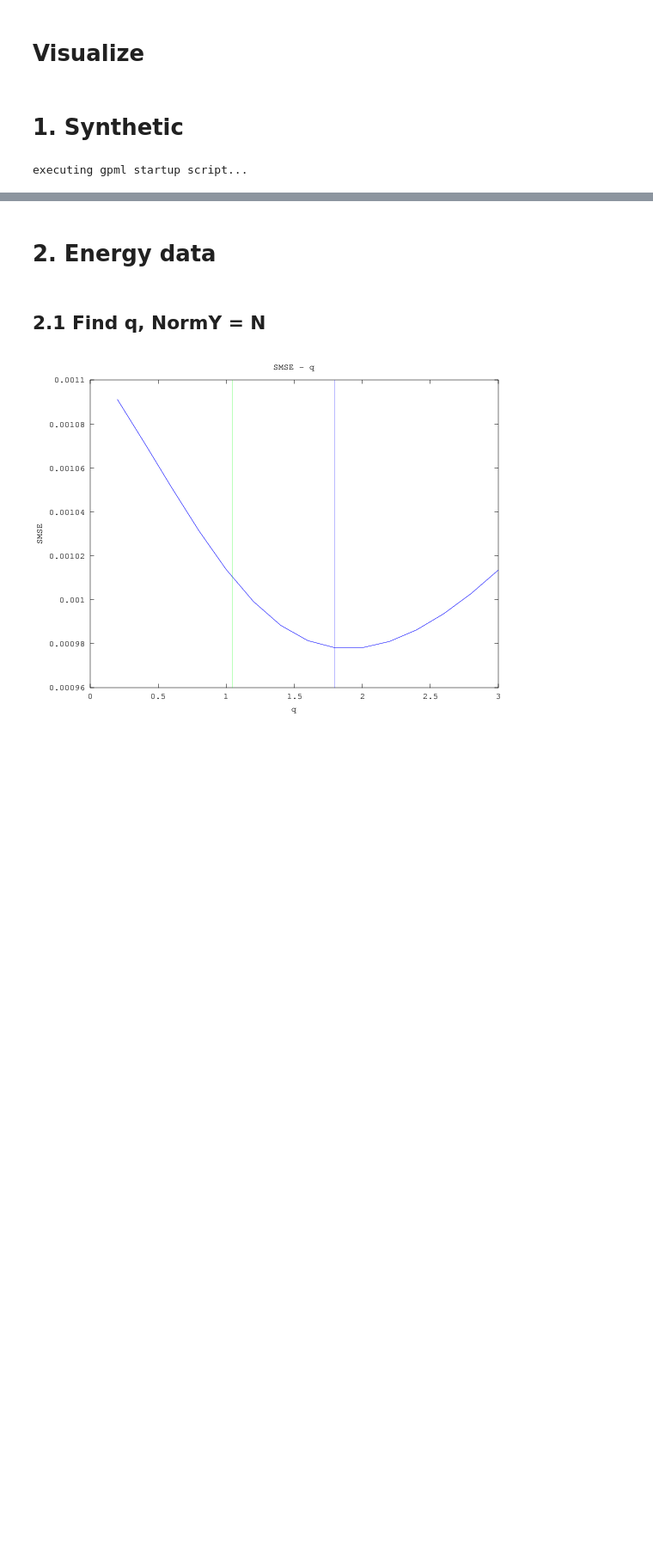
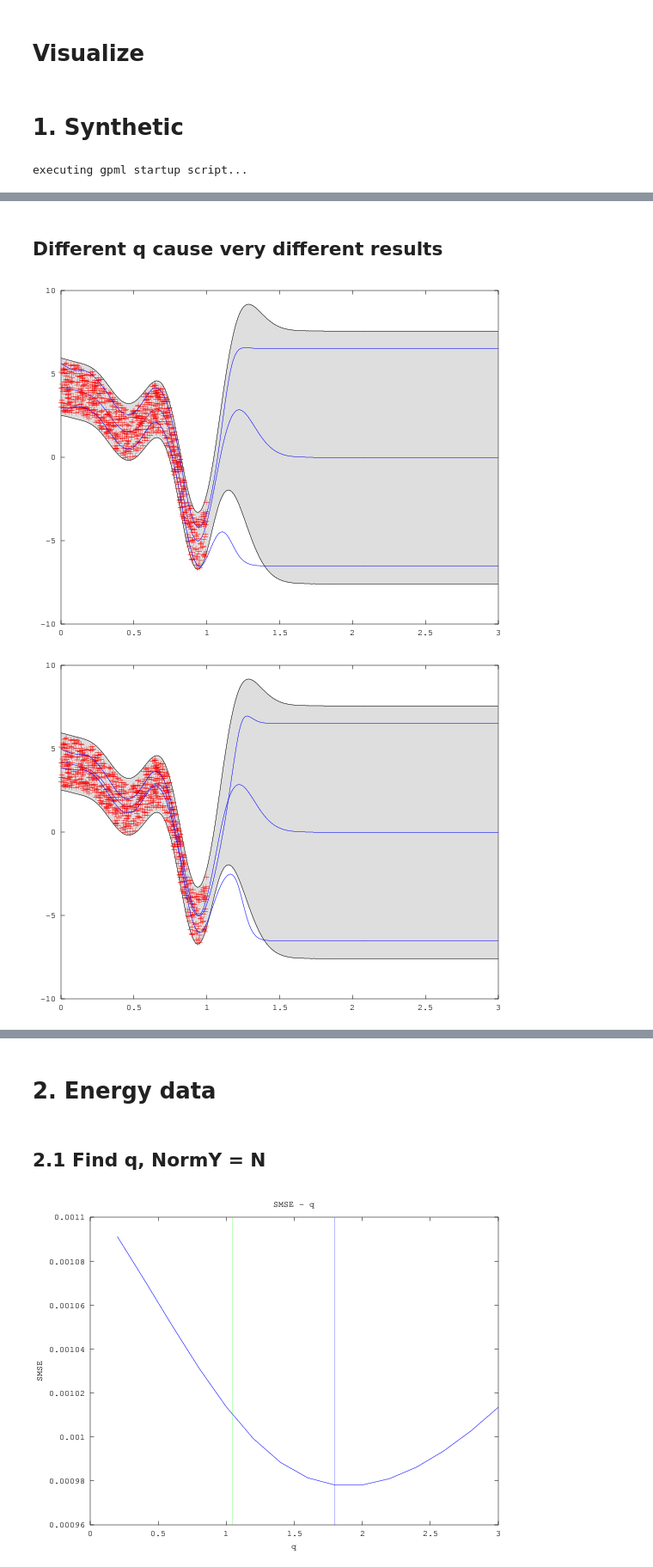
Before and after one commit to naiqili/Tsallis_GPR, a Jupyter notebook: Visualize.ipynb, the cells around one changed output, grey strips where cells are left out. Shown at 86% size. Drawn from its saved outputs; the diff is of its cells as text; code cells hidden in the pictures; blank space fills up the shorter version.

```diff
--- a/Visualize.ipynb
+++ b/Visualize.ipynb
@@ -31,0 +104,16 @@ plot(xs, ys)
+# %% [markdown]
+## Different q cause very different results
+# %%
+criterion = 'TERBCM';
+
+for q=0.2:0.2:2.0
+    [tmu,ts2,t_dGP_predict] = aggregation_predict(xs,models,criterion, q);
+    figure; hold on;
+    f = [mu+2*sqrt(s2); flipdim(mu-2*sqrt(s2),1)];
+    fill([xs; flipdim(xs,1)], f, [7 7 7]/8)
+    plot(xs, mu); plot(x, y, 'r+');
+    plot(xs, tmu+2*sqrt(ts2)); plot(xs, tmu-2*sqrt(ts2));
+endfor
+# %% [output]
+[figure, added]
+[figure, added]
```
Also changed, not shown: parts of 15 cells of this notebook, 16 other files.
